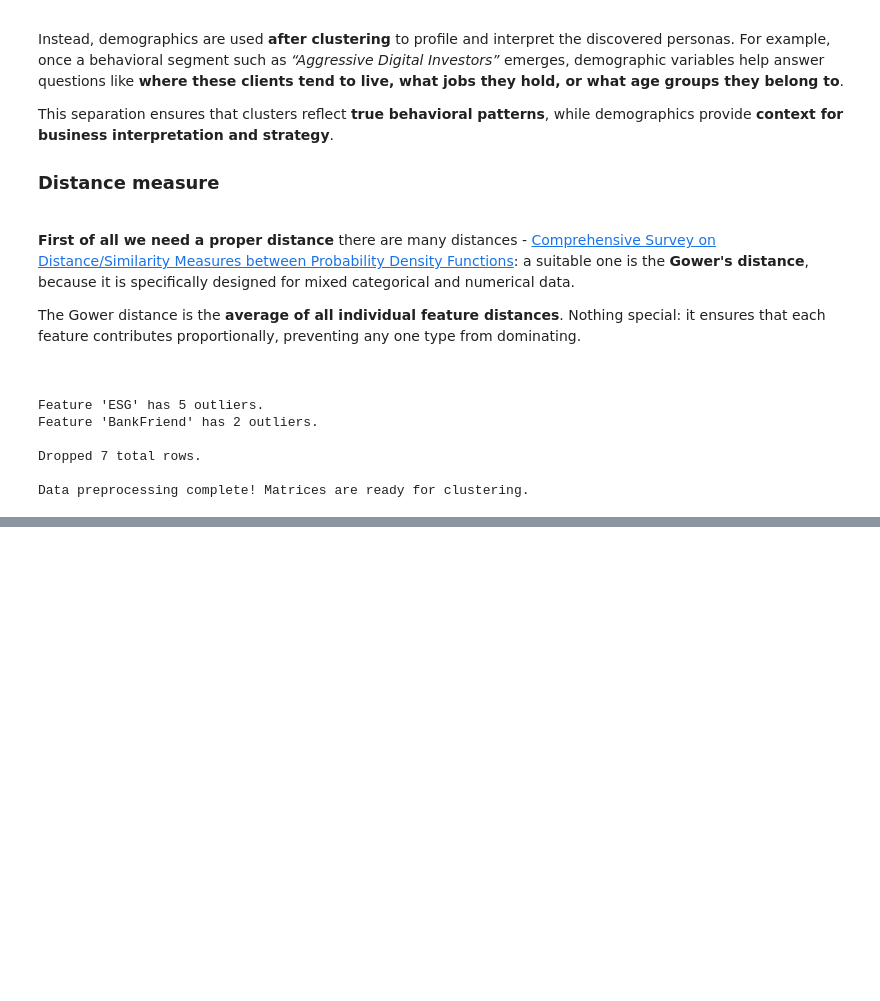
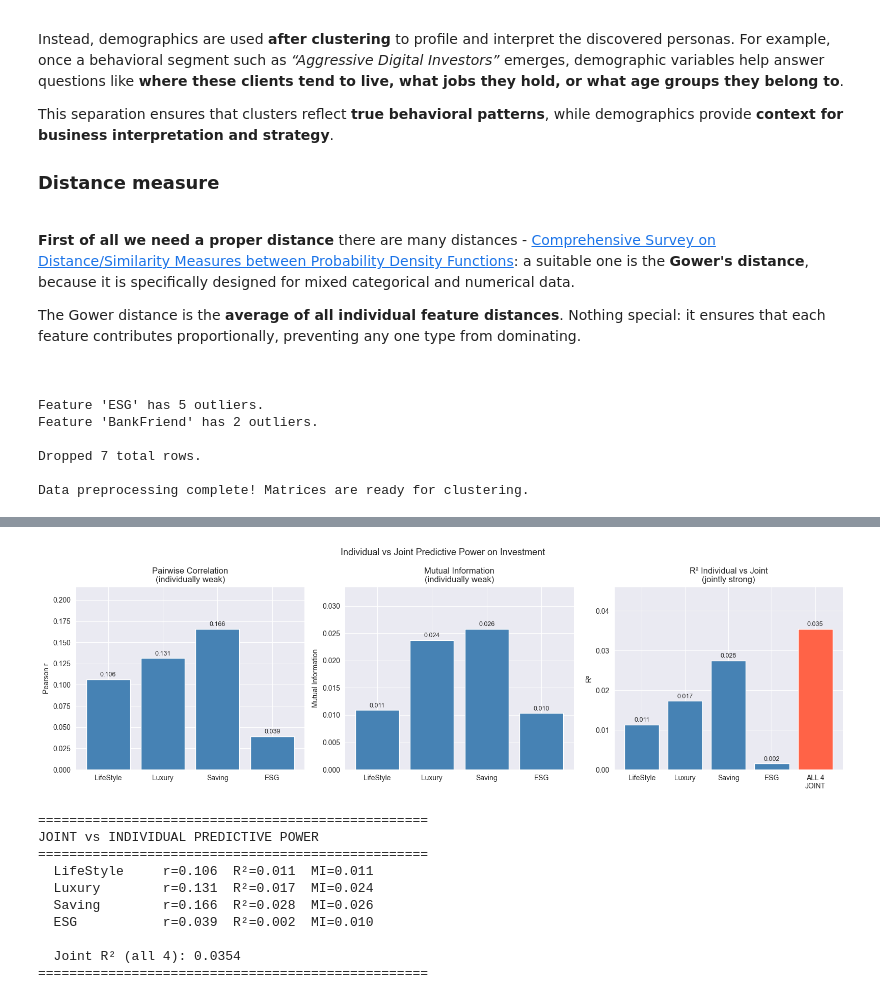
Before and after one commit to Smael-olk/Fintech, a Jupyter notebook: BusinessCase1/Main_Amir.ipynb, the cells around one changed output, grey strips where cells are left out. Cells and saved outputs as stored; diff of their text form; code cells hidden in the pictures; blank space fills up the shorter version.

```diff
--- a/BusinessCase1/Main_Amir.ipynb
+++ b/BusinessCase1/Main_Amir.ipynb
@@ -333,0 +415,59 @@ Calculating Global t-SNE...
+# %%
+from sklearn.linear_model import LinearRegression
+from sklearn.metrics import r2_score
+from sklearn.feature_selection import mutual_info_classif
+
+cols = ['LifeStyle', 'Luxury', 'Saving', 'ESG']
+X    = df_lens3_norm[cols].values
+y    = df_lens3['Investments'].values.astype(int)
+
+# Compute metrics
+corr_vals     = [df_lens3_norm[c].corr(df_lens3['Investments']) for c in cols]
+individual_r2 = [r2_score(y, LinearRegression().fit(df_lens3_norm[[c]], y).predict(df_lens3_norm[[c]])) for c in cols]
+joint_r2      = r2_score(y, LinearRegression().fit(X, y).predict(X))
+mi_vals       = mutual_info_classif(X, y, random_state=42)
+
+# Plot
+fig, axes = plt.subplots(1, 3, figsize=(16, 5))
+fig.suptitle('Individual vs Joint Predictive Power on Investment', fontsize=13)
+
+for ax, vals, title, ylabel in zip(
+    axes,
+    [corr_vals, mi_vals, individual_r2 + [joint_r2]],
+    ['Pairwise Correlation\n(individually weak)',
+     'Mutual Information\n(individually weak)',
+     'R² Individual vs Joint\n(jointly strong)'],
+    ['Pearson r', 'Mutual Information', 'R²']
+):
+    labels  = cols if ax != axes[2] else cols + ['ALL 4\nJOINT']
+    colors  = ['steelblue'] * 4 if ax != axes[2] else ['steelblue'] * 4 + ['tomato']
+    ax.bar(labels, vals, color=colors, edgecolor='white')
+    ax.set_title(title)
+    ax.set_ylabel(ylabel)
+    ax.set_ylim(0, max(vals) * 1.3)
+    for i, v in enumerate(vals):
+        ax.text(i, v + max(vals) * 0.02, f'{v:.3f}', ha='center', fontsize=9)
+
+plt.tight_layout()
+plt.show()
+
+# Print summary
+print("=" * 50)
+print("JOINT vs INDIVIDUAL PREDICTIVE POWER")
+print("=" * 50)
+for c, r, r2, mi in zip(cols, corr_vals, individual_r2, mi_vals):
+    print(f"  {c:<12}  r={r:.3f}  R²={r2:.3f}  MI={mi:.3f}")
+print(f"\n  Joint R² (all 4): {joint_r2:.4f}")
+print("=" * 50)
+# %% [output]
+[figure, added]
+==================================================
+JOINT vs INDIVIDUAL PREDICTIVE POWER
+==================================================
+  LifeStyle     r=0.106  R²=0.011  MI=0.011
+  Luxury        r=0.131  R²=0.017  MI=0.024
+  Saving        r=0.166  R²=0.028  MI=0.026
+  ESG           r=0.039  R²=0.002  MI=0.010
+
+  Joint R² (all 4): 0.0354
+==================================================
```
Also changed, not shown: parts of 9 cells of this notebook, 3 other files.
